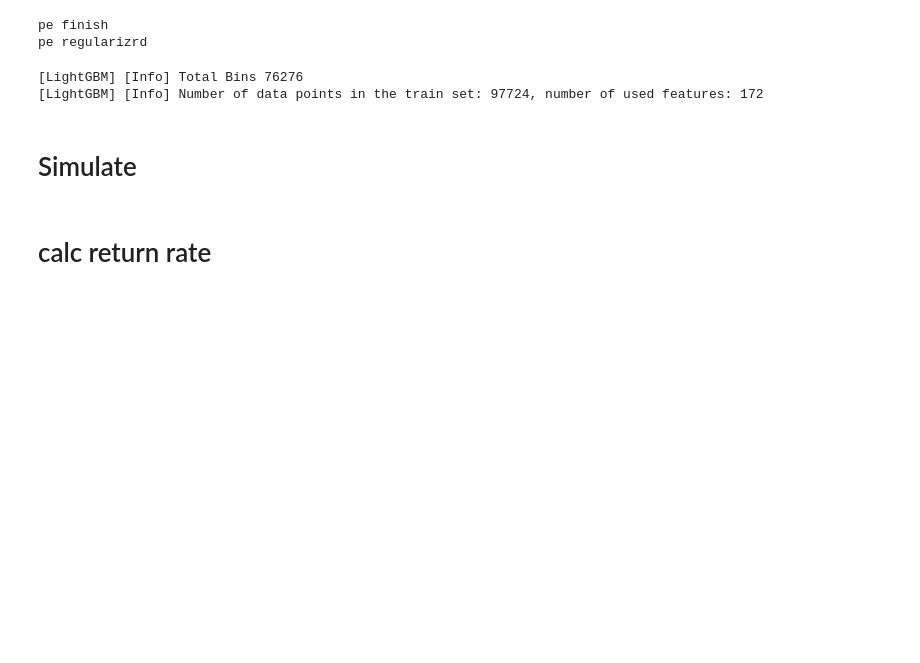
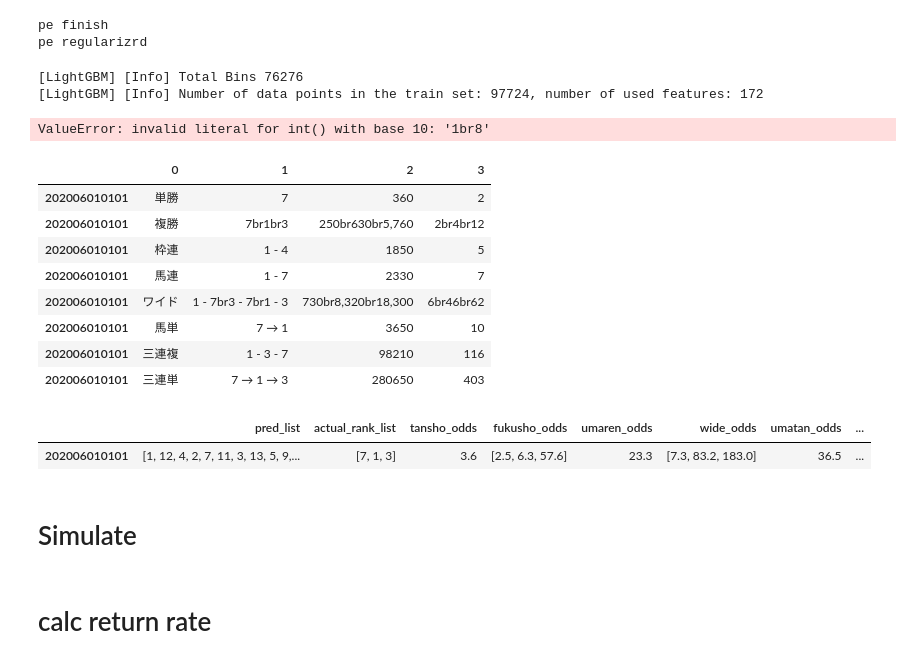
Before and after one commit to yodarjeering/horse, a Jupyter notebook: Rank.ipynb, the cells around one changed output. Cells and saved outputs as stored; diff of their text form; code cells hidden in the pictures; blank space fills up the shorter version.

```diff
--- a/Rank.ipynb
+++ b/Rank.ipynb
@@ -50,3 +121,29 @@ pe finish
 pe regularizrd
 [LightGBM] [Info] Total Bins 76276
 [LightGBM] [Info] Number of data points in the train set: 97724, number of used features: 172
+# %%
+#前処理
+results_processor = preprocessing.ResultsProcessor(filepath=LocalPaths.RAW_RESULTS_PATH.replace('Horse/horse','keibaAI-v2'))
+race_info_processor = preprocessing.RaceInfoProcessor(filepath=LocalPaths.RAW_RACE_INFO_PATH.replace('Horse/horse','keibaAI-v2'))
+return_processor = preprocessing.ReturnProcessor(filepath=LocalPaths.RAW_RETURN_TABLES_PATH.replace('Horse/horse','keibaAI-v2'))
+horse_info_processor = preprocessing.HorseInfoProcessor(
+    filepath=LocalPaths.RAW_HORSE_INFO_PATH.replace('Horse/horse','keibaAI-v2'))
+horse_results_processor = preprocessing.HorseResultsProcessor(
+    filepath=LocalPaths.RAW_HORSE_RESULTS_PATH.replace('Horse/horse','keibaAI-v2'))
+peds_processor = preprocessing.PedsProcessor(filepath=LocalPaths.RAW_PEDS_PATH.replace('Horse/horse','keibaAI-v2'))
+# %%
+int('1br8')
+# %% [output]
+ValueError: invalid literal for int() with base 10: '1br8'
+# %%
+return_processor.raw_data.loc['202006010101']
+# %% [output]
+|  | 0 | 1 | 2 | 3 |
+| 202006010101 | 単勝 | 7 | 360 | 2 |
+| 202006010101 | 複勝 | 7br1br3 | 250br630br5,760 | 2br4br12 |
+| 202006010101 | 枠連 | 1 - 4 | 1850 | 5 |
+| 202006010101 | 馬連 | 1 - 7 | 2330 | 7 |
+| 202006010101 | ワイド | 1 - 7br3 - 7br1 - 3 | 730br8,320br18,300 | 6br46br62 |
+| 202006010101 | 馬単 | 7 → 1 | 3650 | 10 |
+| 202006010101 | 三連複 | 1 - 3 - 7 | 98210 | 116 |
+| 202006010101 | 三連単 | 7 → 1 → 3 | 280650 | 403 |
@@ -53,3 +154,8 @@ pe regularizrd
+# %%
+results_df
+# %% [output]
+|  | pred_list | actual_rank_list | tansho_odds | fukusho_odds | umaren_odds | wide_odds | umatan_odds | ... |
+| 202006010101 | [1, 12, 4, 2, 7, 11, 3, 13, 5, 9,... | [7, 1, 3] | 3.6 | [2.5, 6.3, 57.6] | 23.3 | [7.3, 83.2, 183.0] | 36.5 | ... |
 # %% [markdown]
 # Simulate
 # %%
```
Also changed, not shown: parts of 8 cells of this notebook, 7 other files.
